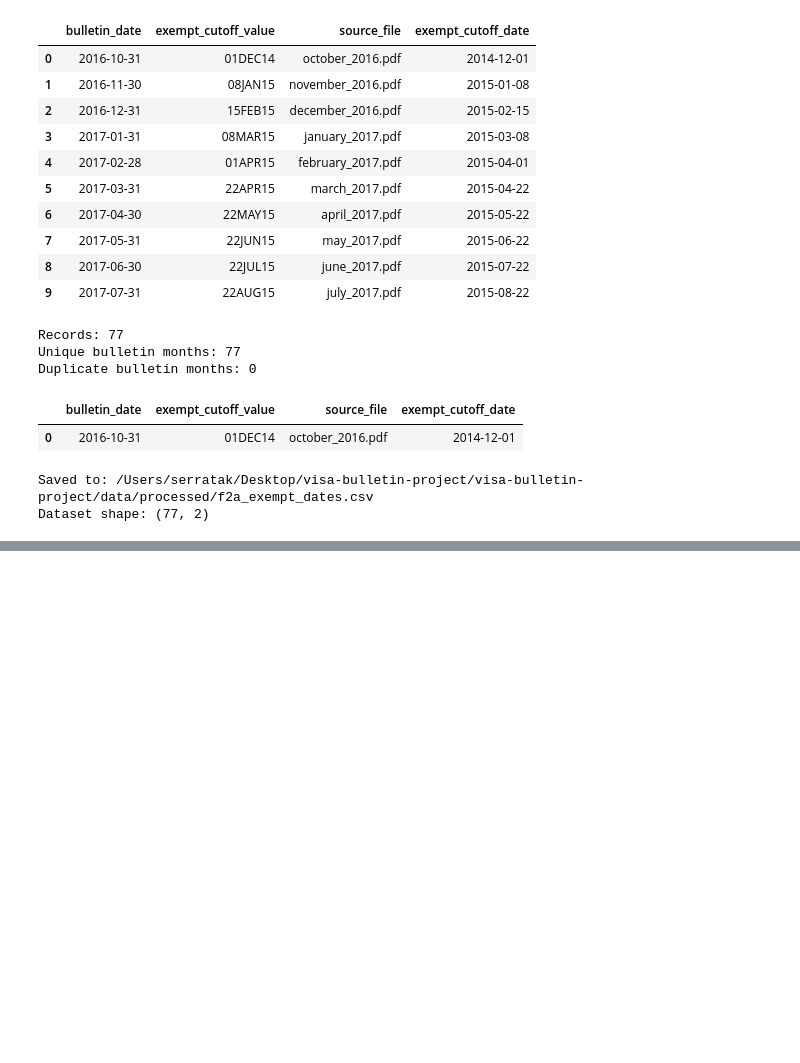
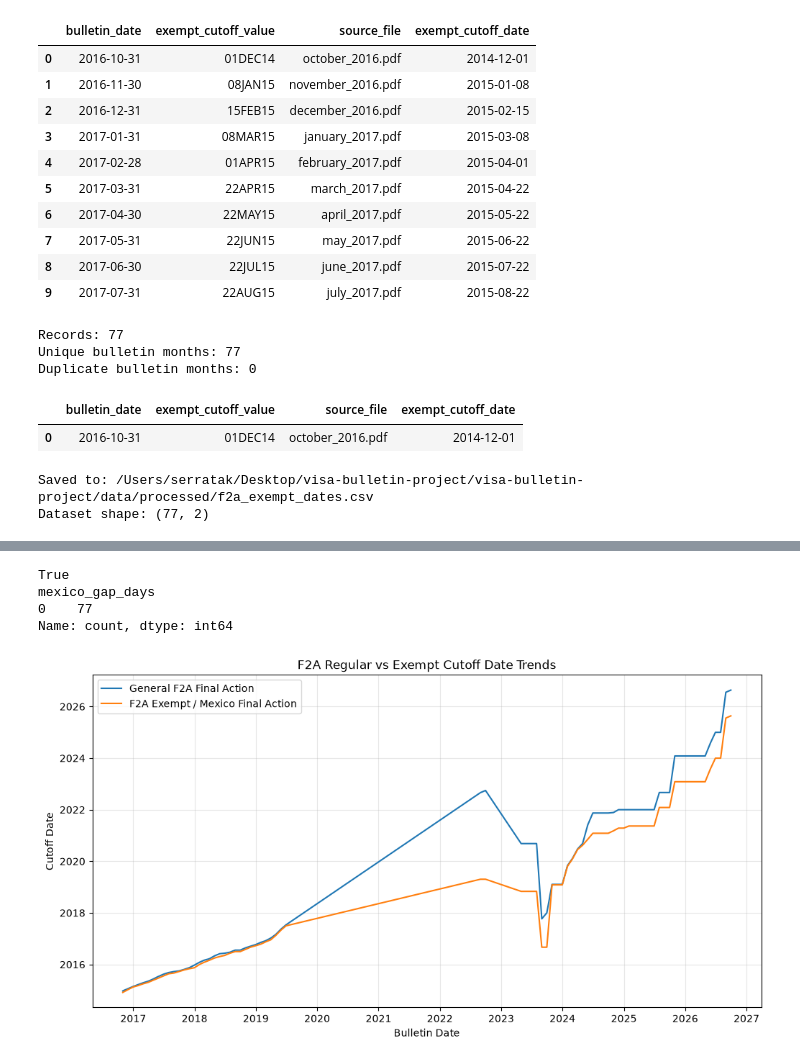
Before and after one commit to stak-k/visa-bulletin-project, a Jupyter notebook: notebooks/04_parse_f2a_exempt_dates.ipynb, the cells around one changed output, grey strips where cells are left out. Saved outputs shown, nothing was run; the diff lists cells and outputs as text; code cells hidden in the pictures; blank space fills up the shorter version.

Commit message:
exmpt and regular date comparison/trend

```diff
--- a/notebooks/04_parse_f2a_exempt_dates.ipynb
+++ b/notebooks/04_parse_f2a_exempt_dates.ipynb
@@ -176,0 +230,19 @@ Dataset shape: (77, 2)
+# %%
+# How far the regular F2A Final Action cutoff is behind the bulletin date
+f2a_comparison["regular_days_behind"] = (
+    f2a_comparison["bulletin_date"]
+    - f2a_comparison["cutoff_date"]
+).dt.days
+
+# How far the exempt cutoff is behind the bulletin date
+f2a_comparison["exempt_days_behind"] = (
+    f2a_comparison["bulletin_date"]
+    - f2a_comparison["exempt_cutoff_date"]
+).dt.days
+
+# Difference between the regular and exempt cutoff dates
+# Positive value = regular cutoff is later than exempt cutoff
+f2a_comparison["cutoff_gap_days"] = (
+    f2a_comparison["cutoff_date"]
+    - f2a_comparison["exempt_cutoff_date"]
+).dt.days
@@ -176,0 +460,41 @@ Dataset shape: (77, 2)
+# %%
+# Confirm whether Mexico and exempt cutoff dates are identical
+print(
+    (f2a_q1_comparison["mexico_cutoff_date"]
+     == f2a_q1_comparison["exempt_cutoff_date"]).all()
+)
+
+print(
+    f2a_q1_comparison["mexico_gap_days"].value_counts()
+)
+# %% [output]
+True
+mexico_gap_days
+0    77
+Name: count, dtype: int64
+# %%
+import matplotlib.pyplot as plt
+
+plt.figure(figsize=(12, 6))
+
+plt.plot(
+    f2a_q1_comparison["bulletin_date"],
+    f2a_q1_comparison["general_cutoff_date"],
+    label="General F2A Final Action"
+)
+
+plt.plot(
+    f2a_q1_comparison["bulletin_date"],
+    f2a_q1_comparison["exempt_cutoff_date"],
+    label="F2A Exempt / Mexico Final Action"
+)
+
+plt.xlabel("Bulletin Date")
+plt.ylabel("Cutoff Date")
+plt.title("F2A Regular vs Exempt Cutoff Date Trends")
+plt.legend()
+plt.grid(True, alpha=0.3)
+
+plt.show()
+# %% [output]
+[figure, added]
```
Also changed, not shown: parts of 12 cells of this notebook, 3 other files.
